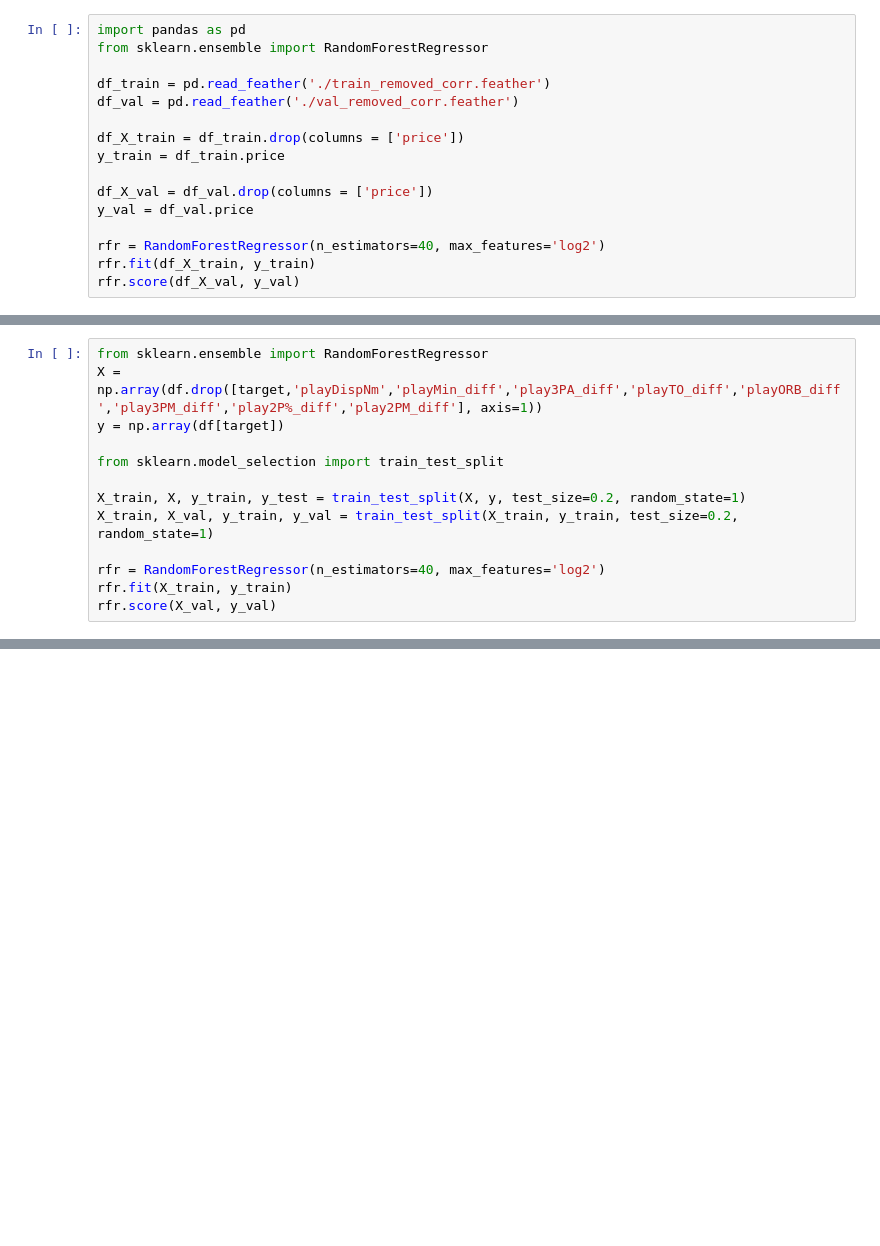
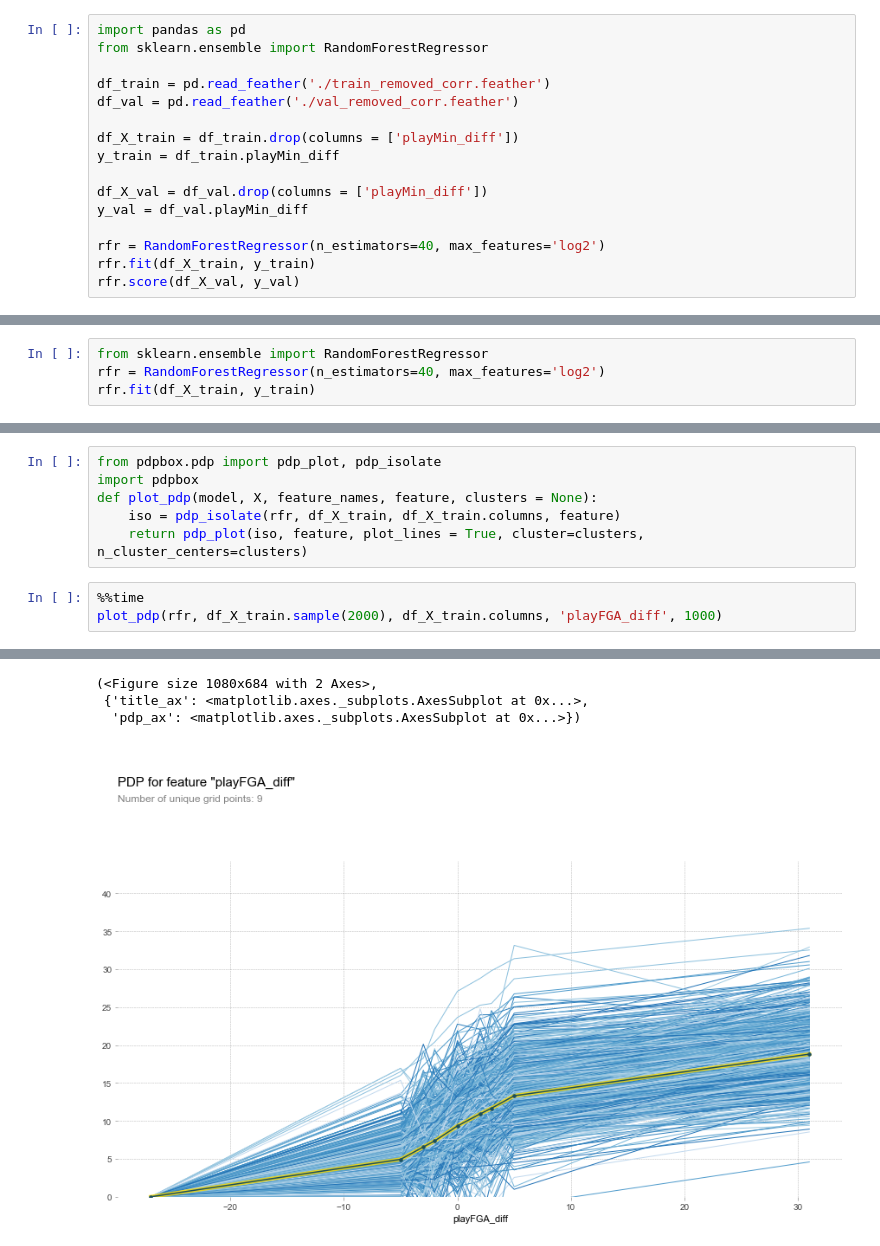
Before and after one commit to Johnnydaszhu/Data-Science, a Jupyter notebook: Final_Project/4-model-interpretation.ipynb, the cells around one changed output, grey strips where cells are left out. Cells and saved outputs as stored; diff of their text form; blank space fills up the shorter version.

```diff
--- a/Final_Project/4-model-interpretation.ipynb
+++ b/Final_Project/4-model-interpretation.ipynb
@@ -5,11 +5,11 @@ from sklearn.ensemble import RandomForestRegressor
 df_train = pd.read_feather('./train_removed_corr.feather')
 df_val = pd.read_feather('./val_removed_corr.feather')
 
-df_X_train = df_train.drop(columns = ['price'])
-y_train = df_train.price
+df_X_train = df_train.drop(columns = ['playMin_diff'])
+y_train = df_train.playMin_diff
 
-df_X_val = df_val.drop(columns = ['price'])
-y_val = df_val.price
+df_X_val = df_val.drop(columns = ['playMin_diff'])
+y_val = df_val.playMin_diff
 
 rfr = RandomForestRegressor(n_estimators=40, max_features='log2')
 rfr.fit(df_X_train, y_train)
@@ -30,16 +19,3 @@ target = 'playMin_diff'
-# %%
-from sklearn.ensemble import RandomForestRegressor
-X = np.array(df.drop([target,'playDispNm','playMin_diff','play3PA_diff','playTO_diff','playORB_diff','play3PM_diff','play2P%_diff','play2PM_diff'], axis=1))
-y = np.array(df[target])
-
-from sklearn.model_selection import train_test_split
-
-X_train, X, y_train, y_test = train_test_split(X, y, test_size=0.2, random_state=1)
-X_train, X_val, y_train, y_val = train_test_split(X_train, y_train, test_size=0.2, random_state=1)
-
-rfr = RandomForestRegressor(n_estimators=40, max_features='log2')
-rfr.fit(X_train, y_train)
-rfr.score(X_val, y_val)
 # %%
 import eli5
 from eli5.sklearn import PermutationImportance
@@ -61,0 +71,4 @@ plot_tree(first_tree, X_train.columns, 2)
+# %%
+from sklearn.ensemble import RandomForestRegressor
+rfr = RandomForestRegressor(n_estimators=40, max_features='log2')
+rfr.fit(df_X_train, y_train)
@@ -61,0 +83,10 @@ plot_tree(first_tree, X_train.columns, 2)
+# %%
+from pdpbox.pdp import pdp_plot, pdp_isolate
+import pdpbox
+def plot_pdp(model, X, feature_names, feature, clusters = None):
+    iso = pdp_isolate(rfr, df_X_train, df_X_train.columns, feature)
+    return pdp_plot(iso, feature, plot_lines = True, cluster=clusters, n_cluster_centers=clusters)
+# %%
+%%time
+plot_pdp(rfr, df_X_train.sample(2000), df_X_train.columns, 'playFGA_diff', 1000)
+# %% [output]
@@ -61,0 +95,4 @@ plot_tree(first_tree, X_train.columns, 2)
+(<Figure size 1080x684 with 2 Axes>,
+ {'title_ax': <matplotlib.axes._subplots.AxesSubplot at 0x...>,
+  'pdp_ax': <matplotlib.axes._subplots.AxesSubplot at 0x...>})
+[figure, added]
```
Also changed, not shown: parts of 18 cells of this notebook.
